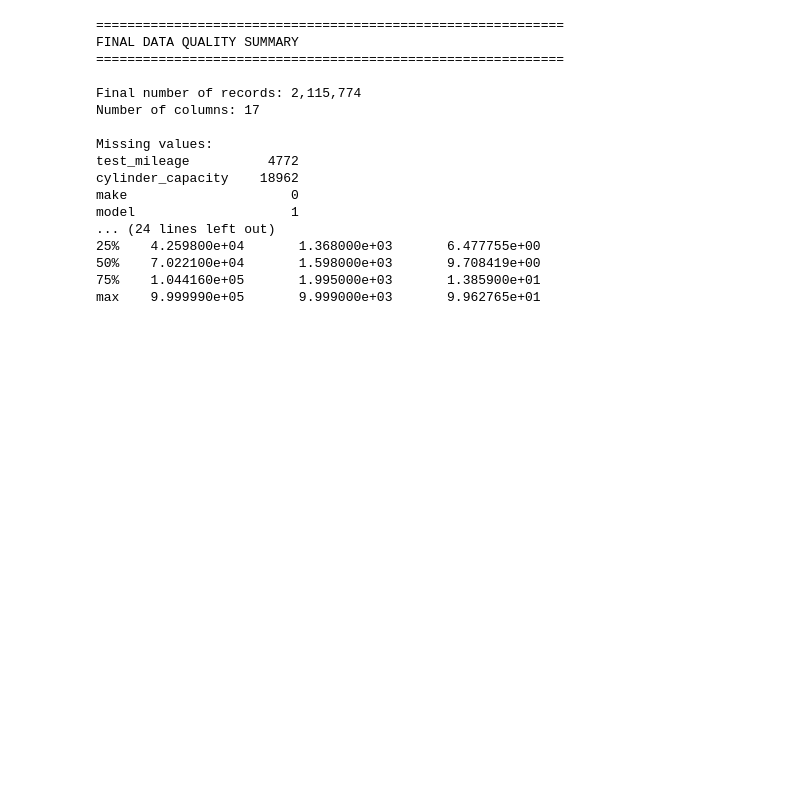
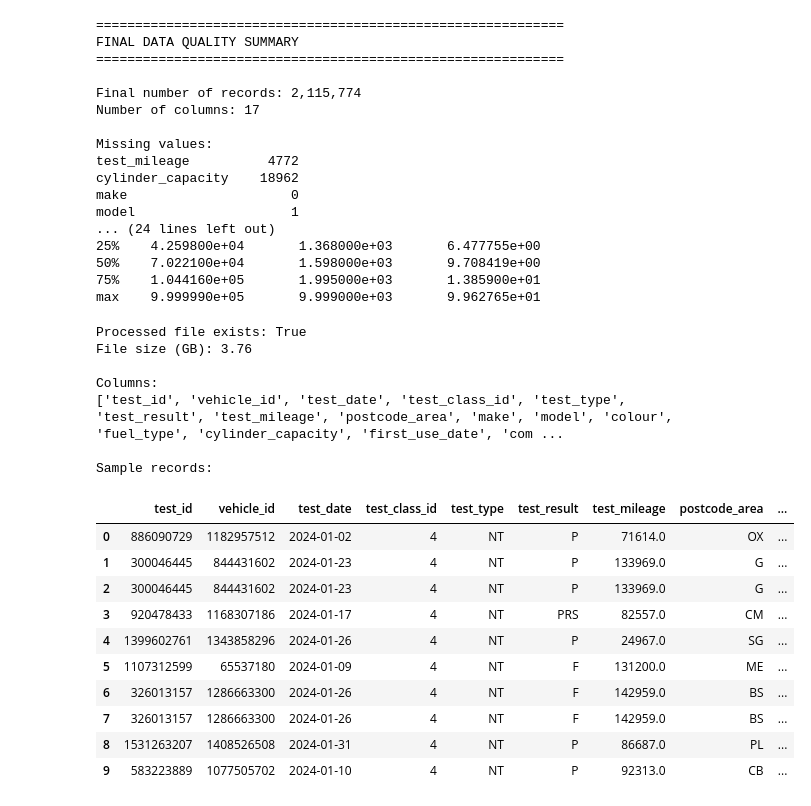
Before and after one commit to dileepamalshan1/vehicle-roadworthiness-risk-assessment, a Jupyter notebook: notebooks/01_data_understanding.ipynb, the cells around one changed output. Saved outputs shown, nothing was run; the diff lists cells and outputs as text; code cells hidden in the pictures; blank space fills up the shorter version.

Commit message:
start to clean the dataset

```diff
--- a/notebooks/01_data_understanding.ipynb
+++ b/notebooks/01_data_understanding.ipynb
@@ -1196,3 +1196,51 @@ model                    1
 50%    7.022100e+04       1.598000e+03       9.708419e+00
 75%    1.044160e+05       1.995000e+03       1.385900e+01
 max    9.999990e+05       9.999000e+03       9.962765e+01
+# %%
+# STEP 31 — Verify processed 2024 dataset
+
+processed_file = "../data/processed/mot_2024_cleaned.csv"
+
+# Check that the processed file exists
+from pathlib import Path
+
+file_path = Path(processed_file)
+
+print("Processed file exists:", file_path.exists())
+
+if file_path.exists():
+    print(
+        "File size (GB):",
+        round(file_path.stat().st_size / (1024 ** 3), 2)
+    )
+
+# Load a small sample only
+df_2024_sample = pd.read_csv(
+    processed_file,
+    nrows=10
+)
+
+print("\nColumns:")
+print(df_2024_sample.columns.tolist())
+
+print("\nSample records:")
+display(df_2024_sample)
+# %% [output]
+Processed file exists: True
+File size (GB): 3.76
+
+Columns:
+['test_id', 'vehicle_id', 'test_date', 'test_class_id', 'test_type', 'test_result', 'test_mileage', 'postcode_area', 'make', 'model', 'colour', 'fuel_type', 'cylinder_capacity', 'first_use_date', 'com ...
+
+Sample records:
+|  | test_id | vehicle_id | test_date | test_class_id | test_type | test_result | test_mileage | postcode_area | ... |
+| 0 | 886090729 | 1182957512 | 2024-01-02 | 4 | NT | P | 71614.0 | OX | ... |
+| 1 | 300046445 | 844431602 | 2024-01-23 | 4 | NT | P | 133969.0 | G | ... |
+| 2 | 300046445 | 844431602 | 2024-01-23 | 4 | NT | P | 133969.0 | G | ... |
+| 3 | 920478433 | 1168307186 | 2024-01-17 | 4 | NT | PRS | 82557.0 | CM | ... |
+| 4 | 1399602761 | 1343858296 | 2024-01-26 | 4 | NT | P | 24967.0 | SG | ... |
+| 5 | 1107312599 | 65537180 | 2024-01-09 | 4 | NT | F | 131200.0 | ME | ... |
+| 6 | 326013157 | 1286663300 | 2024-01-26 | 4 | NT | F | 142959.0 | BS | ... |
+| 7 | 326013157 | 1286663300 | 2024-01-26 | 4 | NT | F | 142959.0 | BS | ... |
+| 8 | 1531263207 | 1408526508 | 2024-01-31 | 4 | NT | P | 86687.0 | PL | ... |
+| 9 | 583223889 | 1077505702 | 2024-01-10 | 4 | NT | P | 92313.0 | CB | ... |
```
Also changed, not shown: parts of 4 cells of this notebook.
